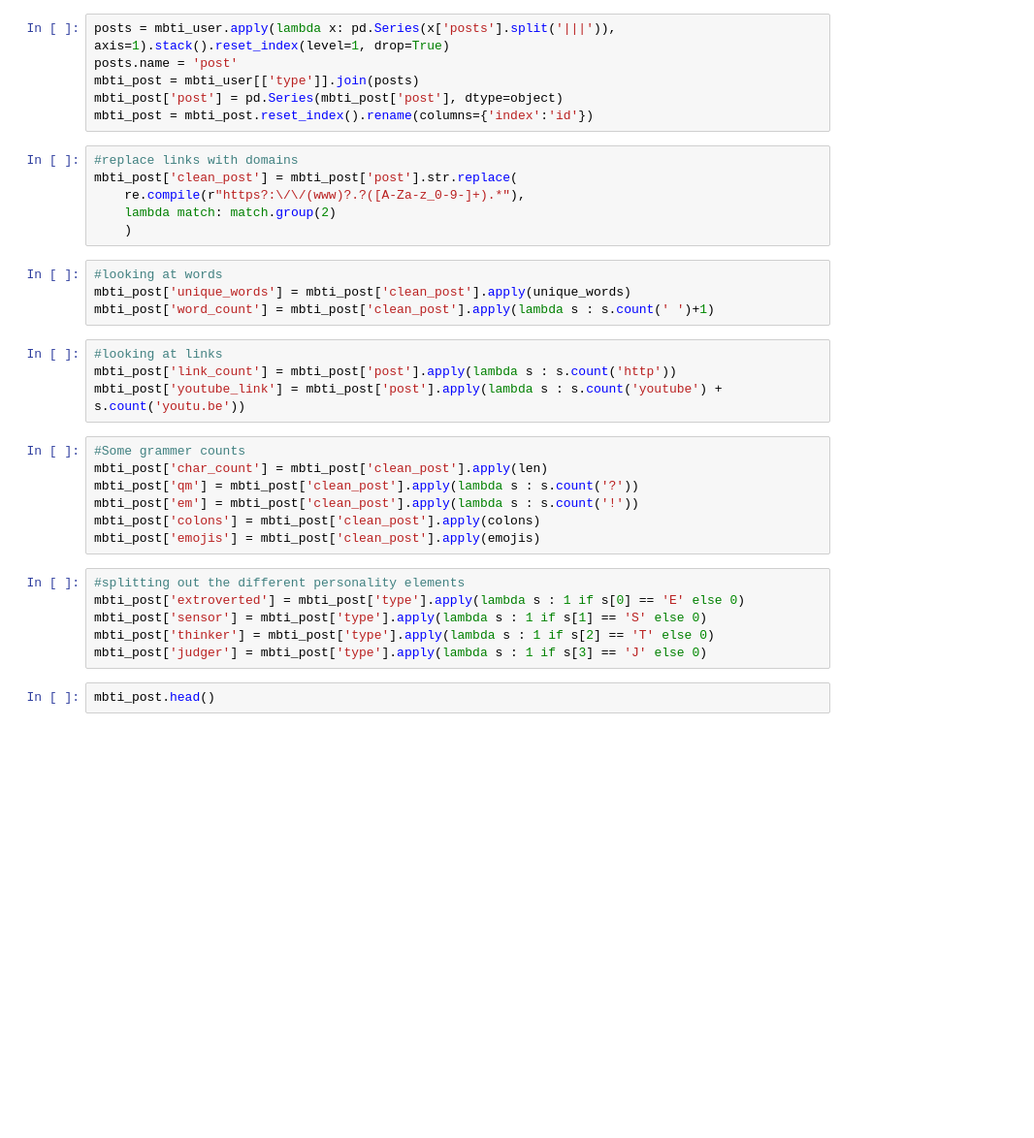
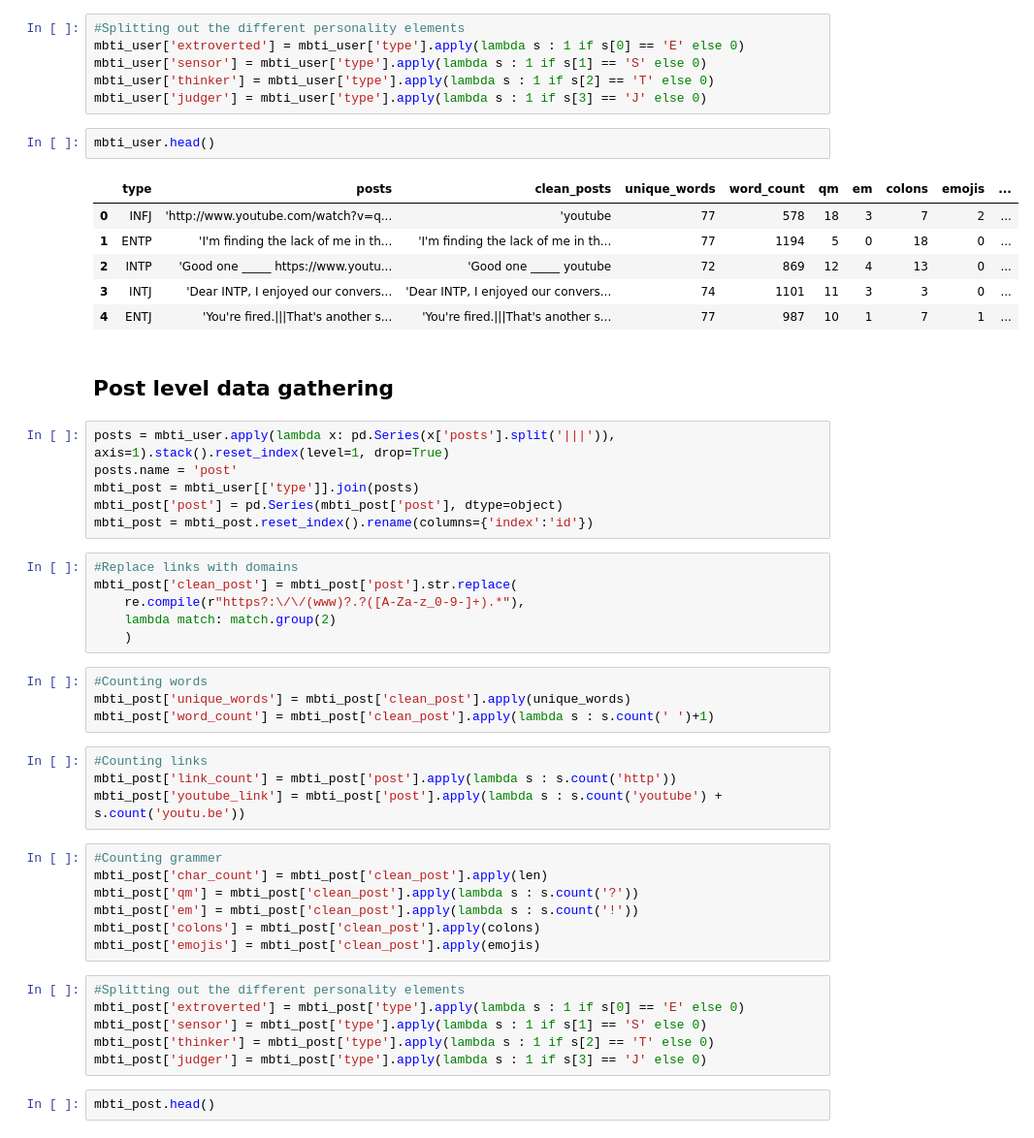
Before and after one commit to esharma3/myers-briggs-personality-prediction, a Jupyter notebook: individual work/kat.ipynb, the cells around one changed output. Shown at 97% size. Drawn from its saved outputs; the diff is of its cells as text; blank space fills up the shorter version.

```diff
--- a/individual work/kat.ipynb
+++ b/individual work/kat.ipynb
@@ -81,3 +61,20 @@ Analysis per post
+# %%
+#Splitting out the different personality elements
+mbti_user['extroverted'] = mbti_user['type'].apply(lambda s : 1 if s[0] == 'E' else 0)
+mbti_user['sensor'] = mbti_user['type'].apply(lambda s : 1 if s[1] == 'S' else 0)
+mbti_user['thinker'] = mbti_user['type'].apply(lambda s : 1 if s[2] == 'T' else 0)
+mbti_user['judger'] = mbti_user['type'].apply(lambda s : 1 if s[3] == 'J' else 0)
+# %%
+mbti_user.head()
+# %% [output]
+|  | type | posts | clean_posts | unique_words | word_count | qm | em | colons | emojis | ... |
+| 0 | INFJ | 'http://www.youtube.com/watch?v=q... | 'youtube | 77 | 578 | 18 | 3 | 7 | 2 | ... |
+| 1 | ENTP | 'I'm finding the lack of me in th... | 'I'm finding the lack of me in th... | 77 | 1194 | 5 | 0 | 18 | 0 | ... |
+| 2 | INTP | 'Good one _____ https://www.youtu... | 'Good one _____ youtube | 72 | 869 | 12 | 4 | 13 | 0 | ... |
+| 3 | INTJ | 'Dear INTP, I enjoyed our convers... | 'Dear INTP, I enjoyed our convers... | 74 | 1101 | 11 | 3 | 3 | 0 | ... |
+| 4 | ENTJ | 'You're fired.|||That's another s... | 'You're fired.|||That's another s... | 77 | 987 | 10 | 1 | 7 | 1 | ... |
+# %% [markdown]
+## Post level data gathering
 # %%
 posts = mbti_user.apply(lambda x: pd.Series(x['posts'].split('|||')), axis=1).stack().reset_index(level=1, drop=True)
 posts.name = 'post'
@@ -85,28 +82,28 @@ mbti_post = mbti_user[['type']].join(posts)
 mbti_post['post'] = pd.Series(mbti_post['post'], dtype=object)
 mbti_post = mbti_post.reset_index().rename(columns={'index':'id'})
 # %%
-#replace links with domains
+#Replace links with domains
 mbti_post['clean_post'] = mbti_post['post'].str.replace(
     re.compile(r"https?:\/\/(www)?.?([A-Za-z_0-9-]+).*"),
     lambda match: match.group(2)
     )
 # %%
-#looking at words
+#Counting words
 mbti_post['unique_words'] = mbti_post['clean_post'].apply(unique_words)
 mbti_post['word_count'] = mbti_post['clean_post'].apply(lambda s : s.count(' ')+1)
 # %%
-#looking at links
+#Counting links
 mbti_post['link_count'] = mbti_post['post'].apply(lambda s : s.count('http'))
 mbti_post['youtube_link'] = mbti_post['post'].apply(lambda s : s.count('youtube') + s.count('youtu.be'))
 # %%
-#Some grammer counts
+#Counting grammer
 mbti_post['char_count'] = mbti_post['clean_post'].apply(len)
 mbti_post['qm'] = mbti_post['clean_post'].apply(lambda s : s.count('?'))
 mbti_post['em'] = mbti_post['clean_post'].apply(lambda s : s.count('!'))
 mbti_post['colons'] = mbti_post['clean_post'].apply(colons)
 mbti_post['emojis'] = mbti_post['clean_post'].apply(emojis)
 # %%
-#splitting out the different personality elements
+#Splitting out the different personality elements
 mbti_post['extroverted'] = mbti_post['type'].apply(lambda s : 1 if s[0] == 'E' else 0)
 mbti_post['sensor'] = mbti_post['type'].apply(lambda s : 1 if s[1] == 'S' else 0)
 mbti_post['thinker'] = mbti_post['type'].apply(lambda s : 1 if s[2] == 'T' else 0)
```
Also changed, not shown: parts of 28 cells of this notebook.
